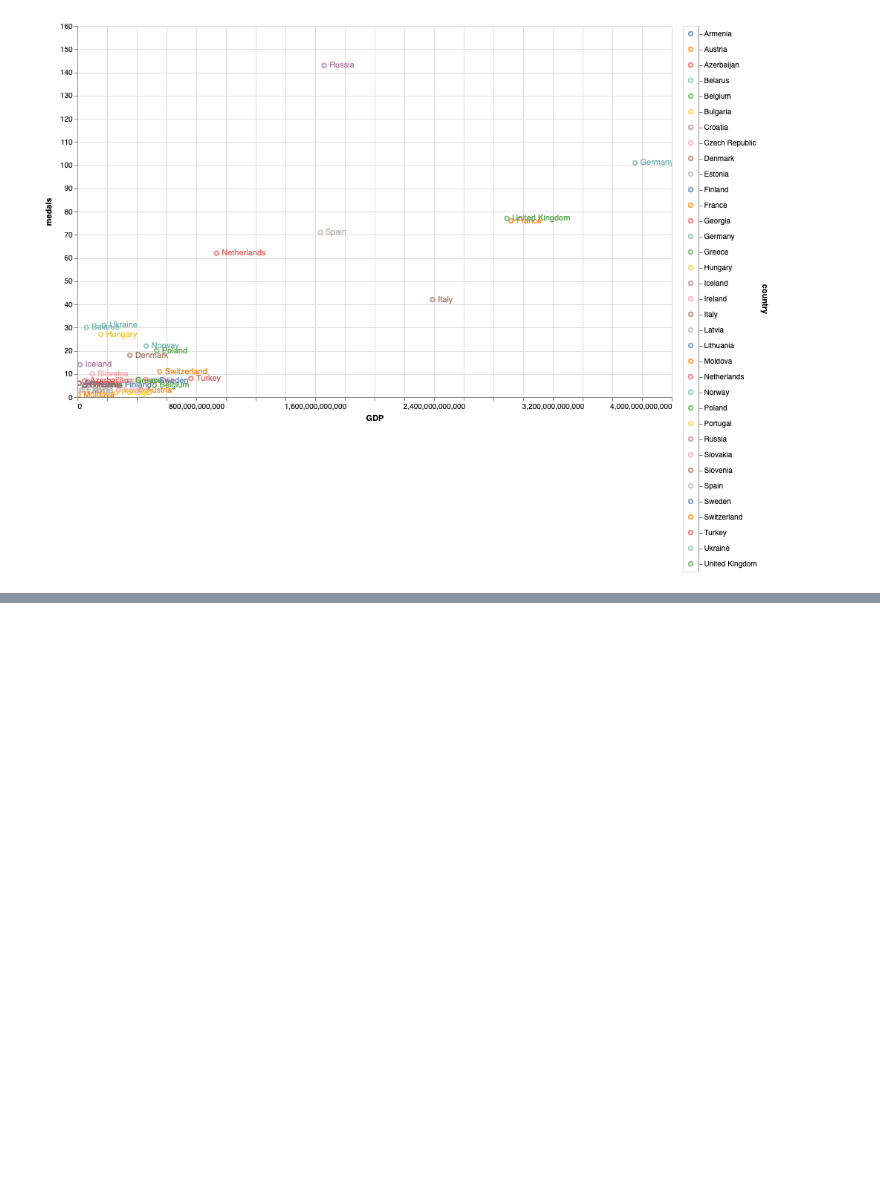
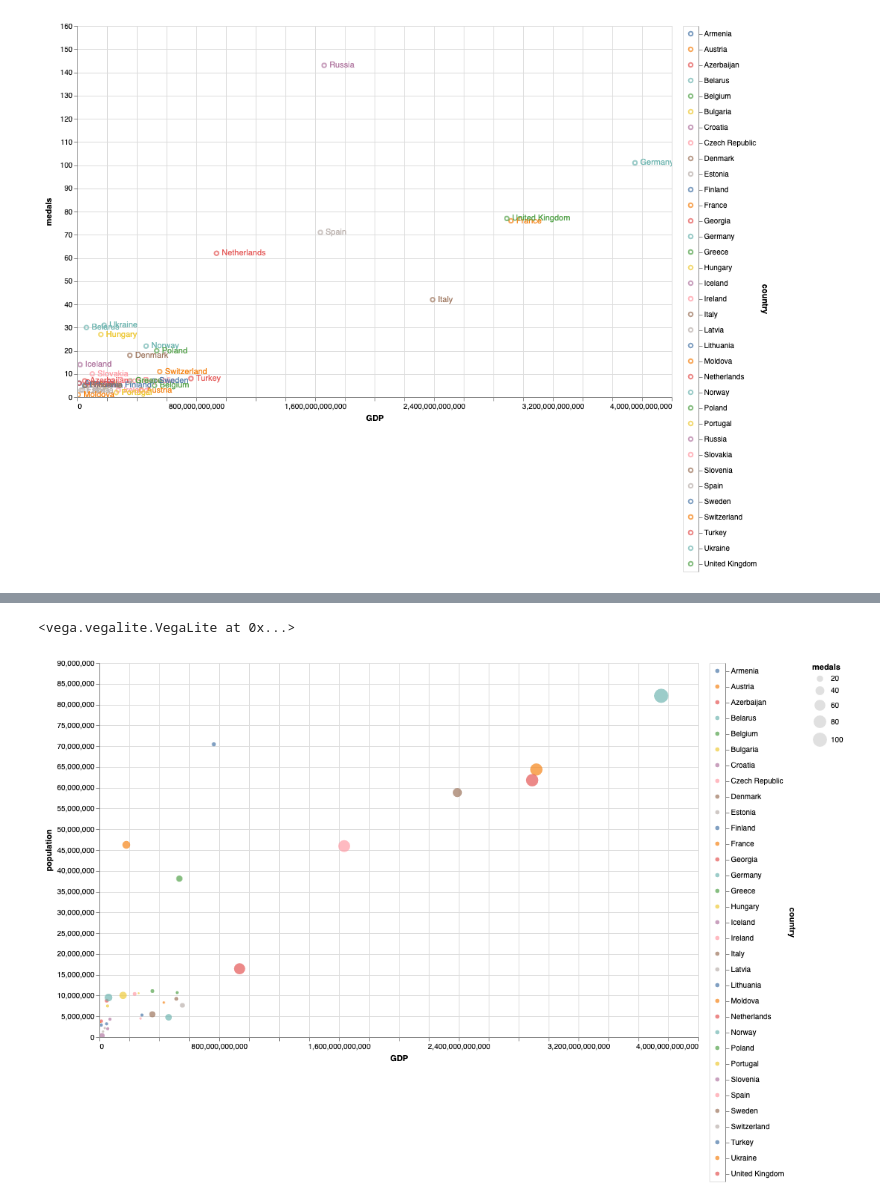
Before and after one commit to stufi04/storytelling, a Jupyter notebook: FINAL graphs.ipynb, the cells around one changed output, grey strips where cells are left out. Cells and saved outputs as stored; diff of their text form; code cells hidden in the pictures; blank space fills up the shorter version.

Commit message:
added the last graph

```diff
--- a/FINAL graphs.ipynb
+++ b/FINAL graphs.ipynb
@@ -254,3 +254,7 @@ chart
 [figure]
 # %%
 chart.save("charts/gdp.html")
+# %%
+medalsPopulationGDP = pd.merge(medalsGDP2008Europe, popMeds2008, on='country')[['country','GDP','population','medals_x']]
+medalsPopulationGDP.columns = ['country','GDP','population','medals']
+# medalsPopulationGDP.head()
@@ -256,0 +268,45 @@ chart.save("charts/gdp.html")
+# %%
+import altair as alt
+import pandas as pd
+
+selection = alt.selection_multi( fields=['country'])
+color = alt.condition(selection,
+                      alt.Color('country:N', legend=None),
+                      alt.value('lightgray'))
+
+points = alt.Chart(medalsPopulationGDP).mark_circle().encode(
+    alt.X('GDP:Q',scale=alt.Scale(zero=False)),
+    alt.Y('population:Q', scale=alt.Scale(zero=False, padding=1)),
+#     x='GDP:Q',
+#     y='population:Q',
+    color=color,
+    size='medals:Q'
+)
+
+text = points.mark_text(
+    align='left',
+    baseline='middle',
+    dx=7,
+    size = 0.1
+).add_selection(
+    selection
+).properties(
+    width=800, height=500
+).interactive()
+
+legend = alt.Chart(medalsPopulationGDP).mark_circle().encode(
+    y=alt.Y('country:N', axis=alt.Axis(orient='right')),
+    color=color
+).add_selection(
+    selection
+)
+
+
+# chart = points | legend
+chart = points + text | legend
+
+chart
+# points
+# %% [output]
+<vega.vegalite.VegaLite at 0x...>
+[figure, added]
```
Also changed, not shown: parts of 2 cells of this notebook, 6 other files.
